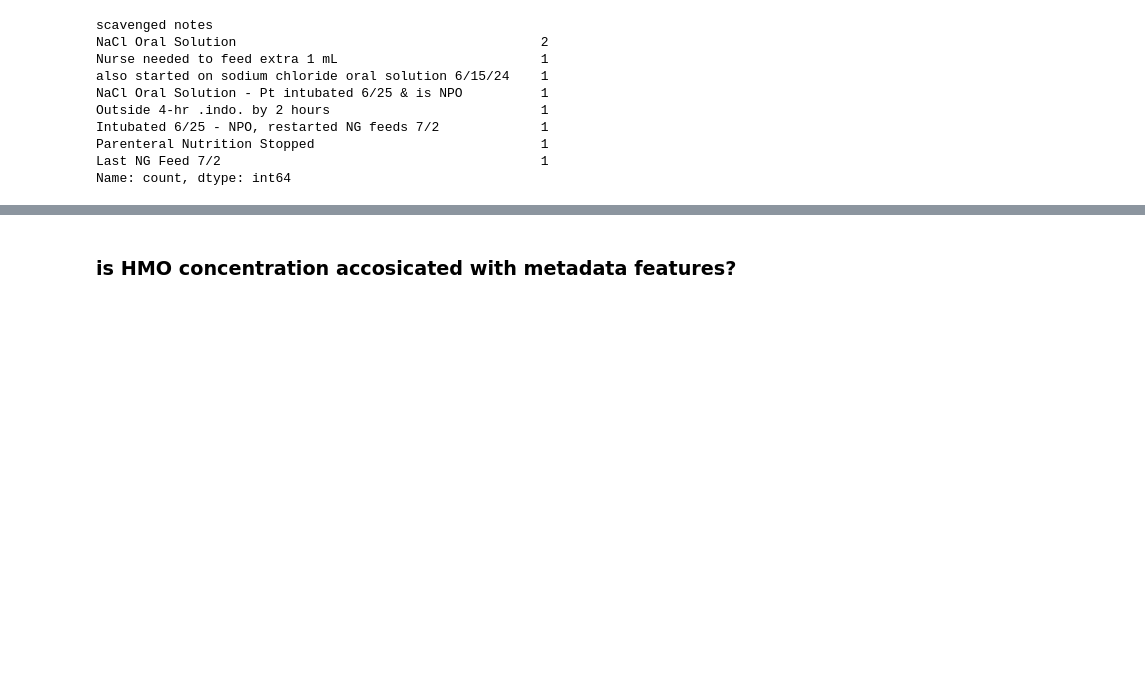
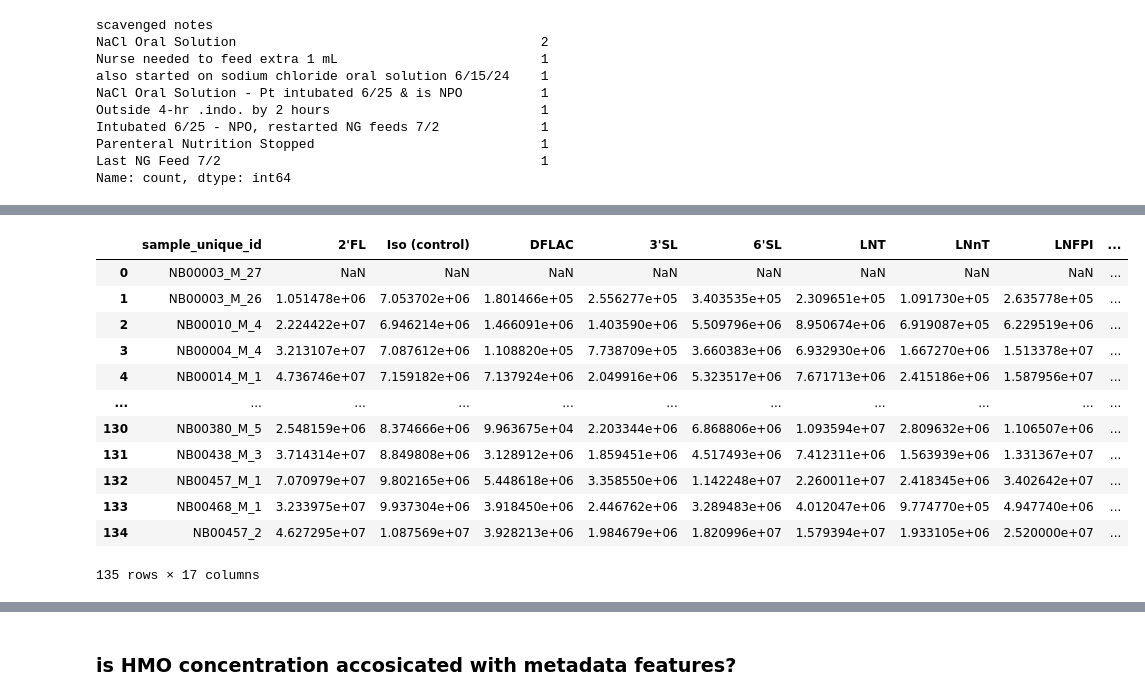
Before and after one commit to spann-pediatrics/NeoBank, a Jupyter notebook: unlinked.merge.ipynb, the cells around one changed output, grey strips where cells are left out. Saved outputs shown, nothing was run; the diff lists cells and outputs as text; code cells hidden in the pictures; blank space fills up the shorter version.

```diff
--- a/unlinked.merge.ipynb
+++ b/unlinked.merge.ipynb
@@ -341,0 +394,3 @@ merged.to_excel('Unlinked_Merged.xlsx', index=False)
+# %%
+AC_SUM = pd.read_excel('Data/NeoBank Unlinked AC.xlsx', sheet_name='raw')
+AC_SUM.head()
@@ -341,0 +404,17 @@ merged.to_excel('Unlinked_Merged.xlsx', index=False)
+# %%
+AC_SUM = AC_SUM.rename(columns={"sample ID": "sample_unique_id"})
+AC_SUM
+# %% [output]
+|  | sample_unique_id | 2'FL | Iso (control) | DFLAC | 3'SL | 6'SL | LNT | LNnT | LNFPI | ... |
+| 0 | NB00003_M_27 | NaN | NaN | NaN | NaN | NaN | NaN | NaN | NaN | ... |
+| 1 | NB00003_M_26 | 1.051478e+06 | 7.053702e+06 | 1.801466e+05 | 2.556277e+05 | 3.403535e+05 | 2.309651e+05 | 1.091730e+05 | 2.635778e+05 | ... |
+| 2 | NB00010_M_4 | 2.224422e+07 | 6.946214e+06 | 1.466091e+06 | 1.403590e+06 | 5.509796e+06 | 8.950674e+06 | 6.919087e+05 | 6.229519e+06 | ... |
+| 3 | NB00004_M_4 | 3.213107e+07 | 7.087612e+06 | 1.108820e+05 | 7.738709e+05 | 3.660383e+06 | 6.932930e+06 | 1.667270e+06 | 1.513378e+07 | ... |
+| 4 | NB00014_M_1 | 4.736746e+07 | 7.159182e+06 | 7.137924e+06 | 2.049916e+06 | 5.323517e+06 | 7.671713e+06 | 2.415186e+06 | 1.587956e+07 | ... |
+| ... | ... | ... | ... | ... | ... | ... | ... | ... | ... | ... |
+| 130 | NB00380_M_5 | 2.548159e+06 | 8.374666e+06 | 9.963675e+04 | 2.203344e+06 | 6.868806e+06 | 1.093594e+07 | 2.809632e+06 | 1.106507e+06 | ... |
+| 131 | NB00438_M_3 | 3.714314e+07 | 8.849808e+06 | 3.128912e+06 | 1.859451e+06 | 4.517493e+06 | 7.412311e+06 | 1.563939e+06 | 1.331367e+07 | ... |
+| 132 | NB00457_M_1 | 7.070979e+07 | 9.802165e+06 | 5.448618e+06 | 3.358550e+06 | 1.142248e+07 | 2.260011e+07 | 2.418345e+06 | 3.402642e+07 | ... |
+| 133 | NB00468_M_1 | 3.233975e+07 | 9.937304e+06 | 3.918450e+06 | 2.446762e+06 | 3.289483e+06 | 4.012047e+06 | 9.774770e+05 | 4.947740e+06 | ... |
+| 134 | NB00457_2 | 4.627295e+07 | 1.087569e+07 | 3.928213e+06 | 1.984679e+06 | 1.820996e+07 | 1.579394e+07 | 1.933105e+06 | 2.520000e+07 | ... |
+135 rows × 17 columns
```
Also changed, not shown: parts of 22 cells of this notebook, 6 other files.
